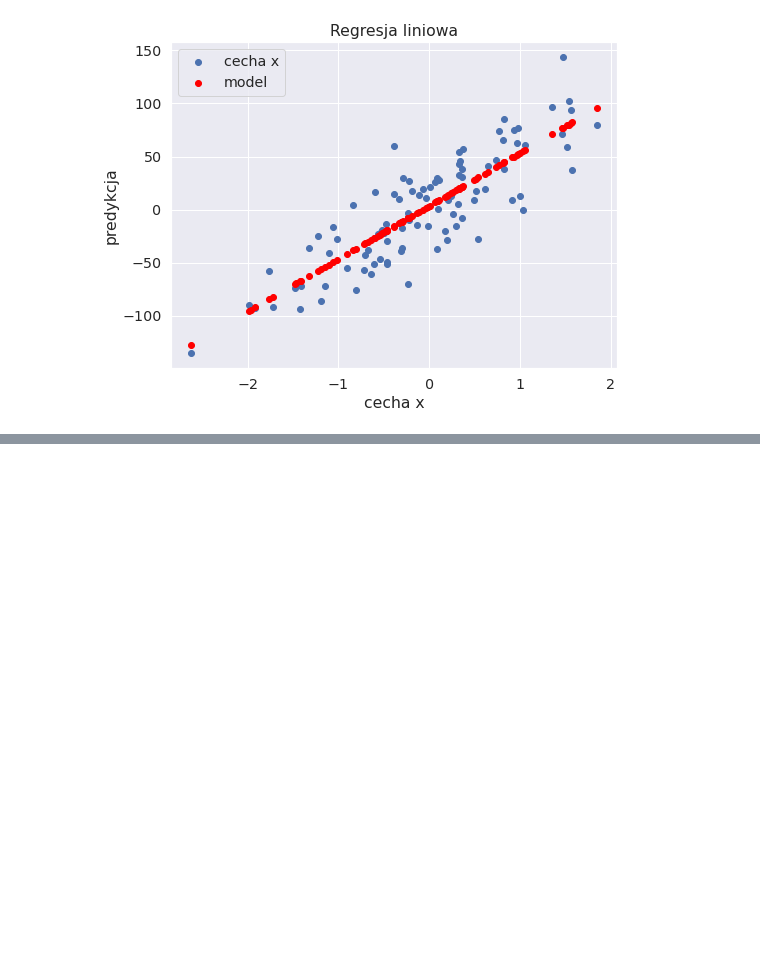
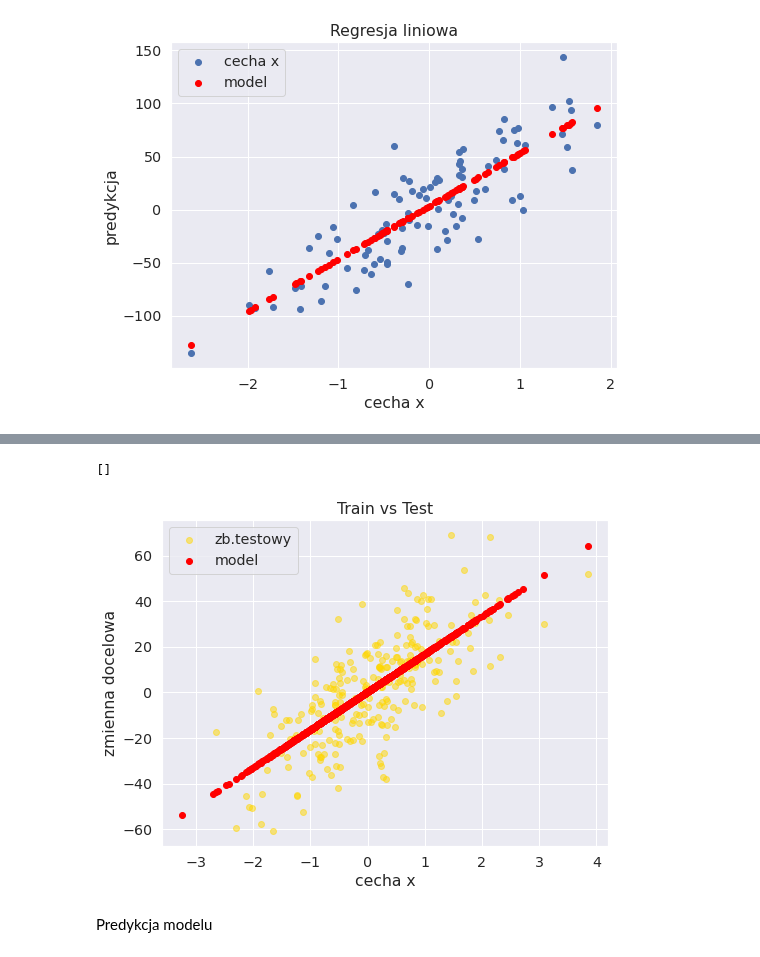
Before and after one commit to romanowiczadam/ml_course, a Jupyter notebook: 07_linear_regression_R2.ipynb, the cells around one changed output, grey strips where cells are left out. Drawn from its saved outputs; the diff is of its cells as text; code cells hidden in the pictures; blank space fills up the shorter version.

```diff
--- a/07_linear_regression_R2.ipynb
+++ b/07_linear_regression_R2.ipynb
@@ -123,0 +187,14 @@ plt.plot()
+# %%
+plt.figure(figsize=(8,6))
+plt.title('Train vs Test')
+plt.xlabel('cecha x')
+plt.ylabel('zmienna docelowa')
+plt.scatter(x_test, y_test, color='gold',  label = 'zb.testowy', alpha= 0.5)
+plt.scatter(data, regressor.intercept_ + regressor.coef_[0]*data, color = 'red', label = 'model')
+plt.legend()
+plt.plot()
+# %% [output]
+[]
+[figure, added]
+# %% [markdown]
+Predykcja modelu
```
Also changed, not shown: parts of 12 cells of this notebook.
